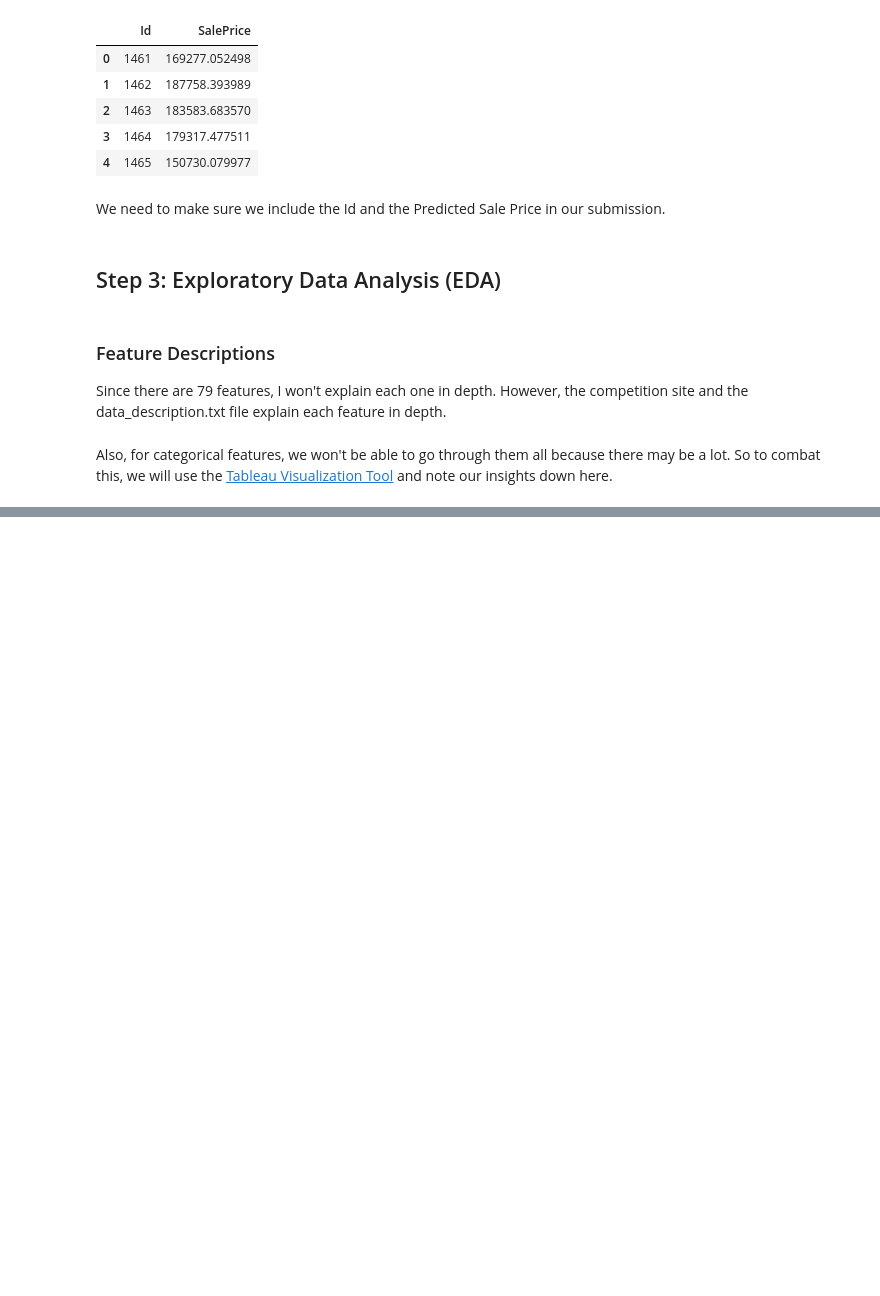
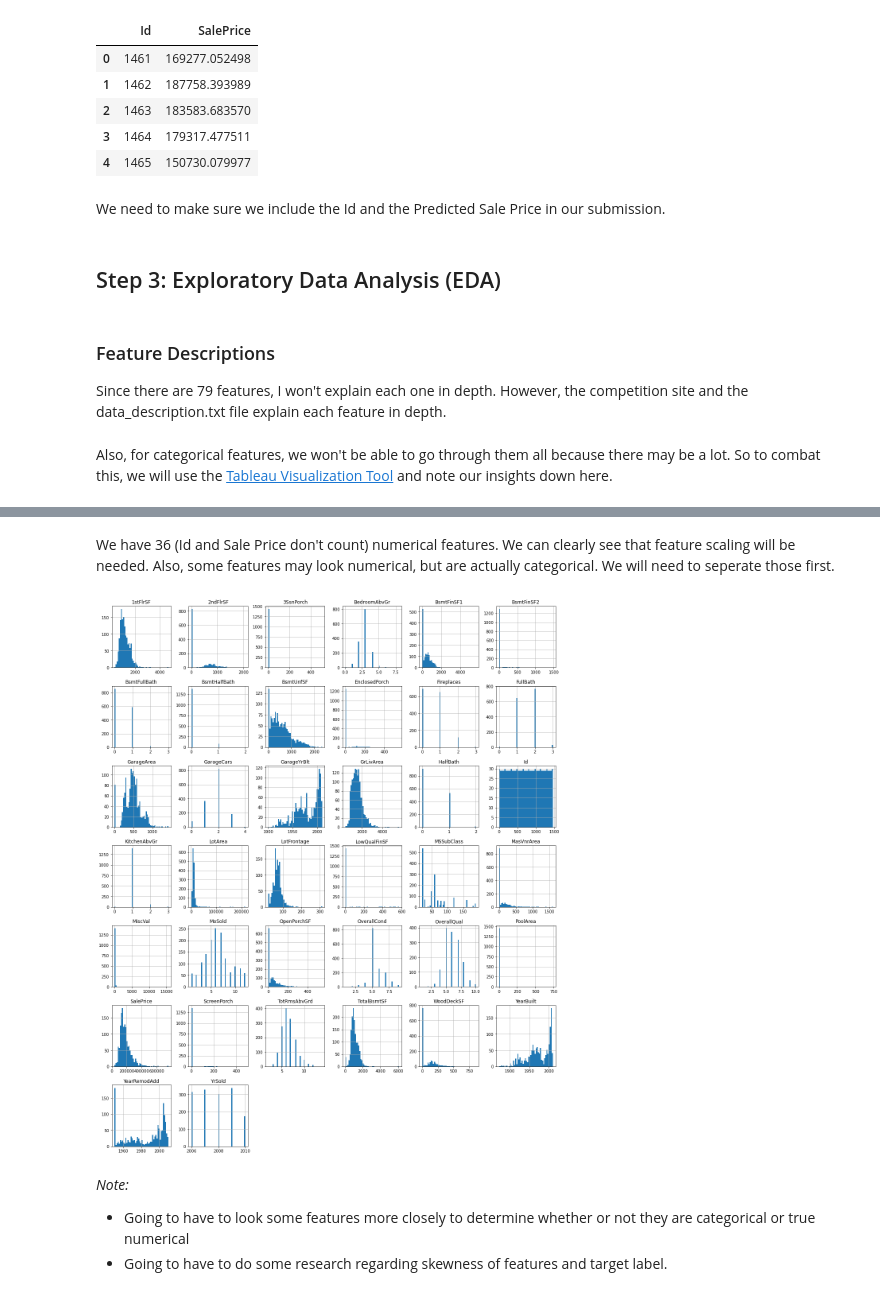
Before and after one commit to JinalShah2002/House-Prices-Challenge-Solution, a Jupyter notebook: housing-prices-challenge-workflow.ipynb, the cells around one changed output, grey strips where cells are left out. Saved outputs shown, nothing was run; the diff lists cells and outputs as text; code cells hidden in the pictures; blank space fills up the shorter version.

Commit message:
Started numerical analysis

```diff
--- a/housing-prices-challenge-workflow.ipynb
+++ b/housing-prices-challenge-workflow.ipynb
@@ -82,0 +98,12 @@ Also, for categorical features, we won't be able to go through them all because
+# %% [markdown]
+We have 36 (Id and Sale Price don't count) numerical features. We can clearly see that feature scaling will be needed. Also, some features may look numerical, but are actually categorical. We will need to seperate those first.
+# %%
+# Plotting Histograms of the data to see which ones are truly numerical and which ones are categorical
+raw_train.hist(bins=50,figsize=(20,25))
+plt.show()
+# %% [output]
+[figure, added]
+# %% [markdown]
+_Note:_
+- Going to have to look some features more closely to determine whether or not they are categorical or true numerical
+- Going to have to do some research regarding skewness of features and target label.
```
Also changed, not shown: parts of 2 cells of this notebook.
